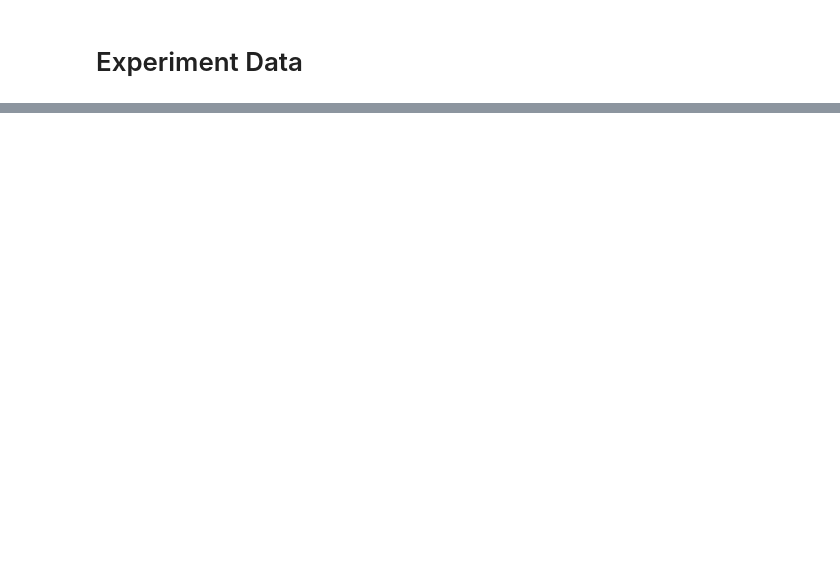
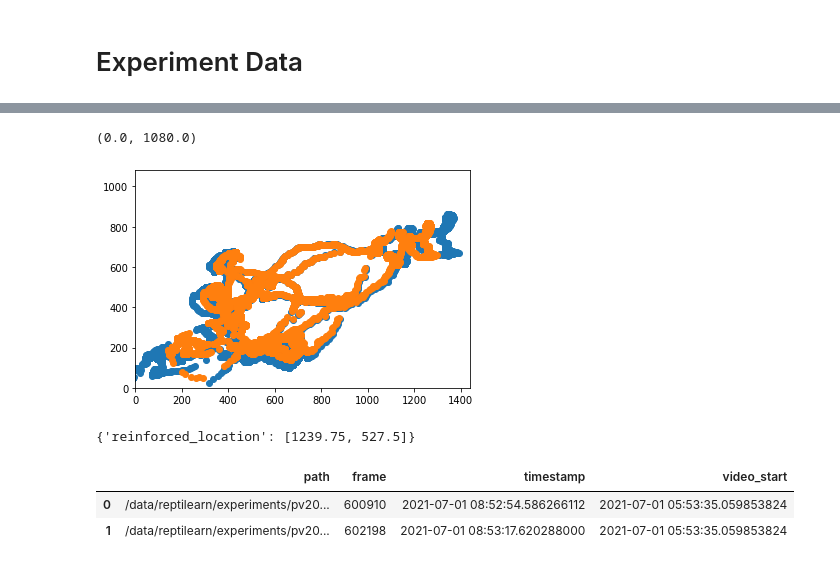
Before and after one commit to neural-electrophysiology-tool-team/reptilearn, a Jupyter notebook: analysis/experiment_analysis.ipynb, the cells around one changed output, grey strips where cells are left out. Saved outputs shown, nothing was run; the diff lists cells and outputs as text; code cells hidden in the pictures; blank space fills up the shorter version.

```diff
--- a/analysis/experiment_analysis.ipynb
+++ b/analysis/experiment_analysis.ipynb
@@ -200,0 +155,4 @@ in_area_events
+# %%
+infos = []
+for i, (ts, exp) in enumerate(tqdm(pv20.iterrows(), total=len(pv20))):
+    infos.append(analysis.load_timestamps(analysis.experiment_info(exp.dir)))
@@ -200,0 +215,4 @@ in_area_events
+# %%
+exp = pv20.query("name == 'pv20_after_yoloerr'").iloc[0]
+# %%
+info = analysis.load_timestamps(analysis.experiment_info(exp.dir))
@@ -200,0 +239,11 @@ in_area_events
+# %%
+centroids = analysis.get_head_centroids(info, config.undistort_flir_blackfly_computar)
+dist_centroids = analysis.get_head_centroids(info, None)
+# %%
+plt.scatter(x=centroids[:, 0], y=centroids[:, 1])
+plt.scatter(x=dist_centroids[:, 0], y=dist_centroids[:, 1])
+plt.xlim((0, 1440))
+plt.ylim((0, 1080))
+# %% [output]
+(0.0, 1080.0)
+[figure, added]
@@ -200,0 +252,4 @@ in_area_events
+# %%
+info["exp_state"]
+# %% [output]
+{'reinforced_location': [1239.75, 527.5]}
@@ -200,0 +265,6 @@ in_area_events
+# %%
+vid_ev_df
+# %% [output]
+|  | path | frame | timestamp | video_start |
+| 0 | /data/reptilearn/experiments/pv20... | 600910 | 2021-07-01 08:52:54.586266112 | 2021-07-01 05:53:35.059853824 |
+| 1 | /data/reptilearn/experiments/pv20... | 602198 | 2021-07-01 08:53:17.620288000 | 2021-07-01 05:53:35.059853824 |
```
Also changed, not shown: parts of 42 cells of this notebook, 2 other files.
